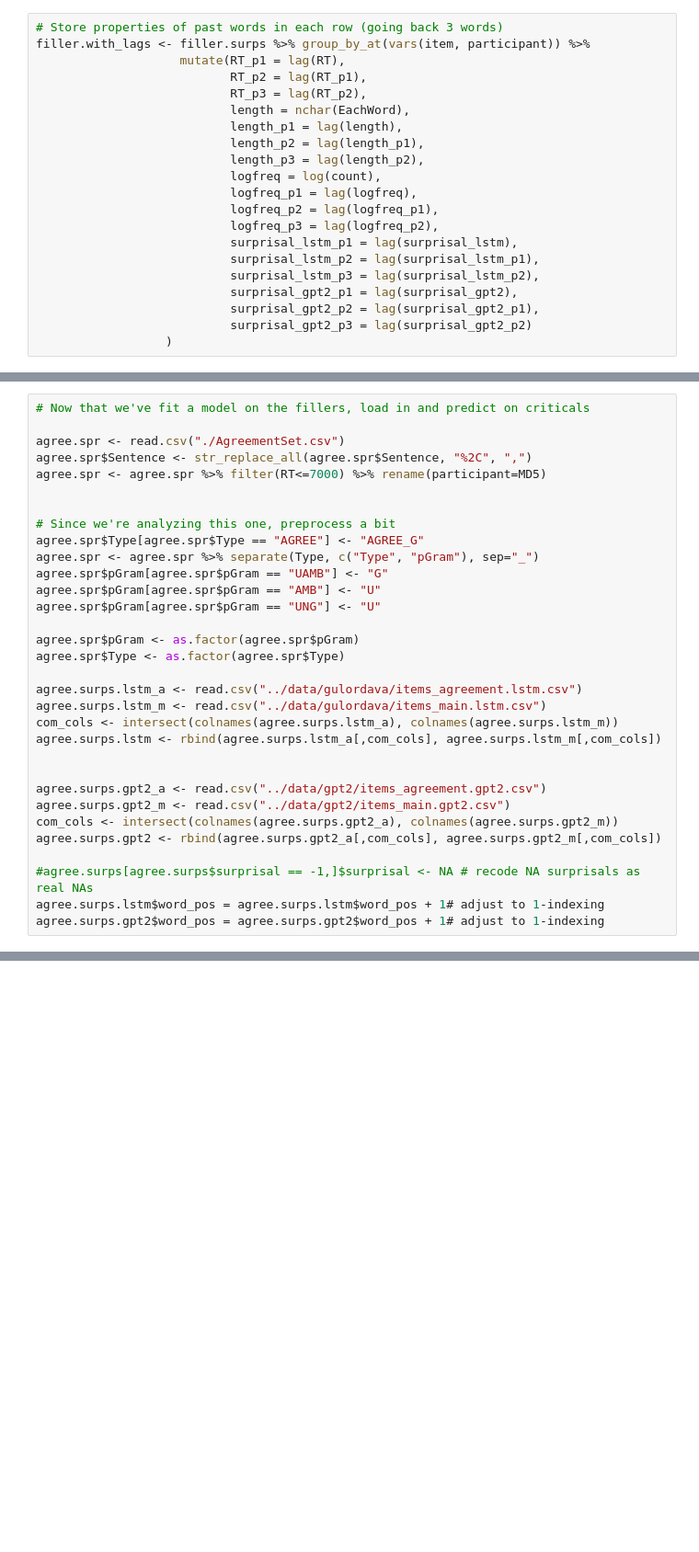
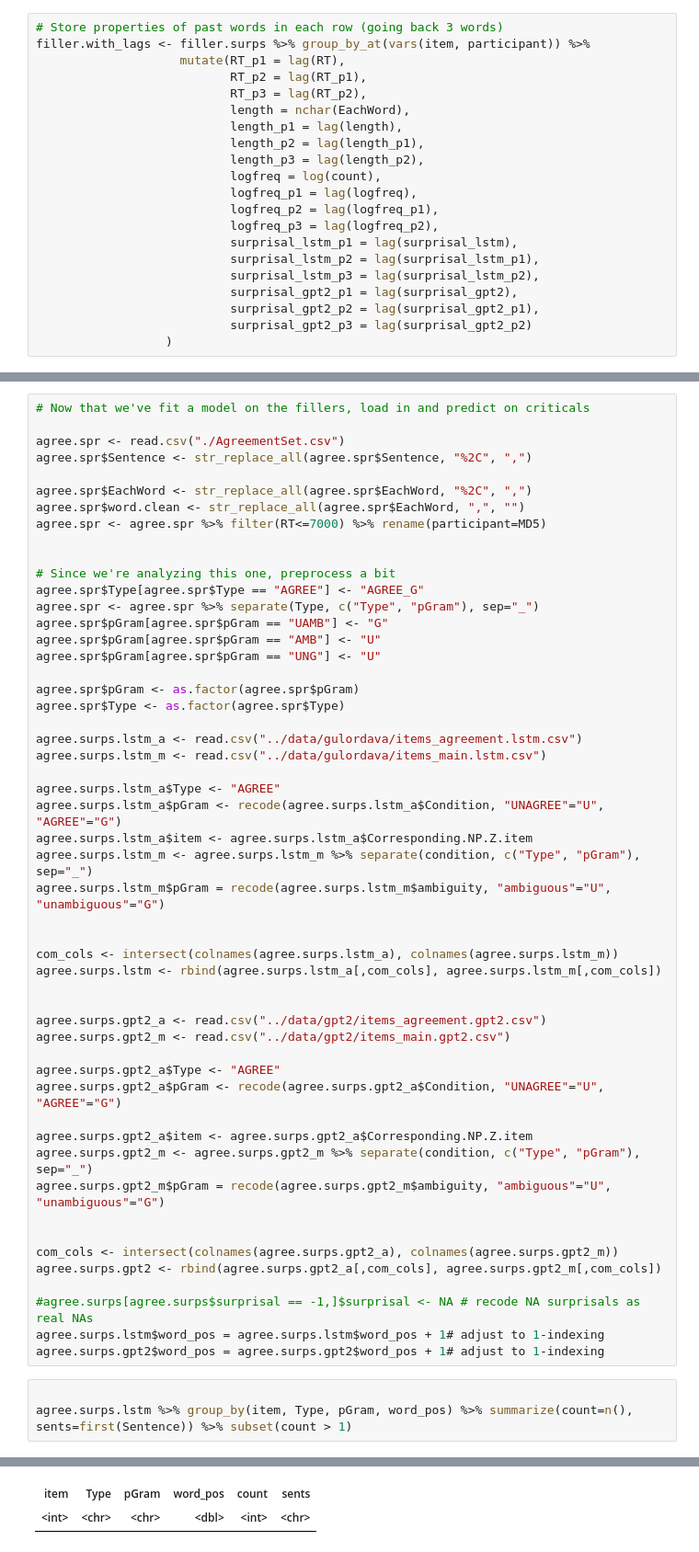
Before and after one commit to caplabnyu/sapbenchmark, a Jupyter notebook: Surprisals/analysis/vanSchijndel_and_Linzen_analysis.ipynb, the cells around one changed output, grey strips where cells are left out. Shown: that part at 92% size. Drawn from its saved outputs; the diff is of its cells as text; blank space fills up the shorter version.

```diff
--- a/Surprisals/analysis/vanSchijndel_and_Linzen_analysis.ipynb
+++ b/Surprisals/analysis/vanSchijndel_and_Linzen_analysis.ipynb
@@ -170,6 +219,9 @@ saveRDS(models.filler.gpt2, "filler_gpt2_sum.rds")
 
 agree.spr <- read.csv("./AgreementSet.csv")
 agree.spr$Sentence <- str_replace_all(agree.spr$Sentence, "%2C", ",")
+
+agree.spr$EachWord <- str_replace_all(agree.spr$EachWord, "%2C", ",")
+agree.spr$word.clean <- str_replace_all(agree.spr$EachWord, ",", "")
 agree.spr <- agree.spr %>% filter(RT<=7000) %>% rename(participant=MD5)
 
 
@@ -185,15 +237,36 @@ agree.spr$Type <- as.factor(agree.spr$Type)
 
 agree.surps.lstm_a <- read.csv("../data/gulordava/items_agreement.lstm.csv")
 agree.surps.lstm_m <- read.csv("../data/gulordava/items_main.lstm.csv")
+
+agree.surps.lstm_a$Type <- "AGREE"
+agree.surps.lstm_a$pGram <- recode(agree.surps.lstm_a$Condition, "UNAGREE"="U", "AGREE"="G")
+agree.surps.lstm_a$item <- agree.surps.lstm_a$Corresponding.NP.Z.item
+agree.surps.lstm_m <- agree.surps.lstm_m %>% separate(condition, c("Type", "pGram"), sep="_")
+agree.surps.lstm_m$pGram = recode(agree.surps.lstm_m$ambiguity, "ambiguous"="U", "unambiguous"="G")
+
+
 com_cols <- intersect(colnames(agree.surps.lstm_a), colnames(agree.surps.lstm_m))
 agree.surps.lstm <- rbind(agree.surps.lstm_a[,com_cols], agree.surps.lstm_m[,com_cols])
 
 
 agree.surps.gpt2_a <- read.csv("../data/gpt2/items_agreement.gpt2.csv")
 agree.surps.gpt2_m <- read.csv("../data/gpt2/items_main.gpt2.csv")
+
+agree.surps.gpt2_a$Type <- "AGREE"
+agree.surps.gpt2_a$pGram <- recode(agree.surps.gpt2_a$Condition, "UNAGREE"="U", "AGREE"="G")
+
+agree.surps.gpt2_a$item <- agree.surps.gpt2_a$Corresponding.NP.Z.item
+agree.surps.gpt2_m <- agree.surps.gpt2_m %>% separate(condition, c("Type", "pGram"), sep="_")
+agree.surps.gpt2_m$pGram = recode(agree.surps.gpt2_m$ambiguity, "ambiguous"="U", "unambiguous"="G")
+
+
 com_cols <- intersect(colnames(agree.surps.gpt2_a), colnames(agree.surps.gpt2_m))
 agree.surps.gpt2 <- rbind(agree.surps.gpt2_a[,com_cols], agree.surps.gpt2_m[,com_cols])
 
 #agree.surps[agree.surps$surprisal == -1,]$surprisal <- NA # recode NA surprisals as real NAs
 agree.surps.lstm$word_pos = agree.surps.lstm$word_pos + 1# adjust to 1-indexing
 agree.surps.gpt2$word_pos = agree.surps.gpt2$word_pos + 1# adjust to 1-indexing
+# %%
+
+agree.surps.lstm %>% group_by(item, Type, pGram, word_pos) %>% summarize(count=n(), sents=first(Sentence)) %>% subset(count > 1)
+# %% [output]
@@ -200 +275,3 @@ agree.surps.gpt2$word_pos = agree.surps.gpt2$word_pos + 1# adjust to 1-indexing
+| item | Type | pGram | word_pos | count | sents |
+| <int> | <chr> | <chr> | <dbl> | <int> | <chr> |
 # %%
```
Also changed, not shown: parts of 12 cells of this notebook, 49 other files.
